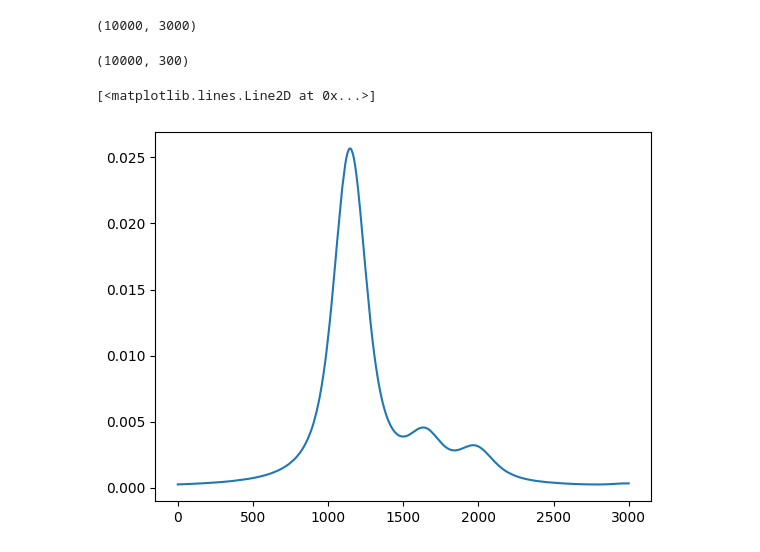
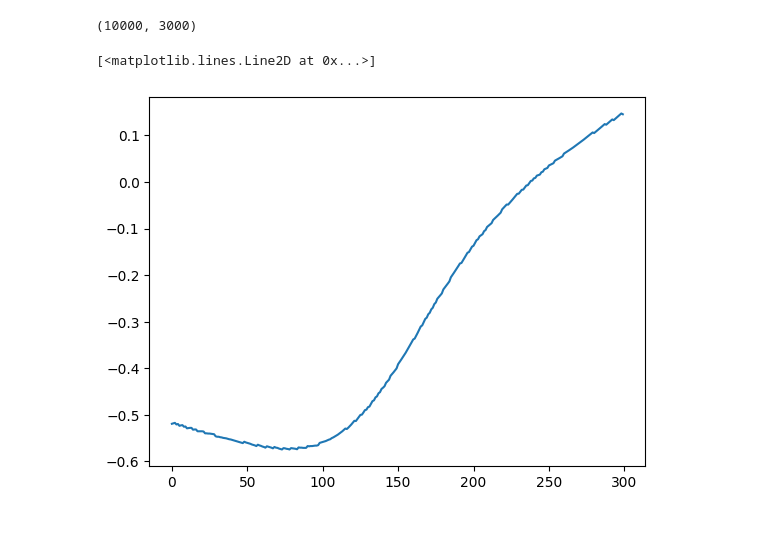
Before and after one commit to CaffineAddic/Flame_dianostics-temperature_profile_estimation_using_ML, a Jupyter notebook: Python Code/Nu/GPR_Nu_ICM.ipynb, the cells around one changed output. Cells and saved outputs as stored; diff of their text form; code cells hidden in the pictures.

```diff
--- a/Python Code/Nu/GPR_Nu_ICM.ipynb
+++ b/Python Code/Nu/GPR_Nu_ICM.ipynb
@@ -14,13 +22,19 @@ x_dat.shape
 # %% [output]
 (10000, 3000)
 # %%
-y_dat = np.load('/home/saumya/Documents/Spec_data/profiles/Temp_profile.npy').astype(np.half)
+y_dat = np.load('/home/saumya/Documents/Spec_data/profiles/Temp_profile_10000.npy').astype(np.half)
 
+
+# y_dat_ss = y_dat
+y_dat_t = StandardScaler().fit(y_dat)
+
+y_dat_ss = y_dat_t.transform(y_dat)
 # y_dat = np.reshape(y_dat, -1)[:, None]
-# %%
-y_dat.shape
-# %% [output]
-(10000, 300)
+# %%
+plt.plot(y_dat_ss[0])
+# %% [output]
+[<matplotlib.lines.Line2D at 0x...>]
+[figure, added]
 # %%
 from sklearn.model_selection import train_test_split
 # %%
@@ -36,6 +50 @@ X_train, X_test, Y_train, Y_test = train_val_test_split(x_dat, y_dat, .2)
-# %%
-plt.plot(x_dat[50])
-# %% [output]
-[<matplotlib.lines.Line2D at 0x...>]
-[figure, removed]
 # %%
```
Also changed, not shown: parts of 20 cells of this notebook, 2 other files.
